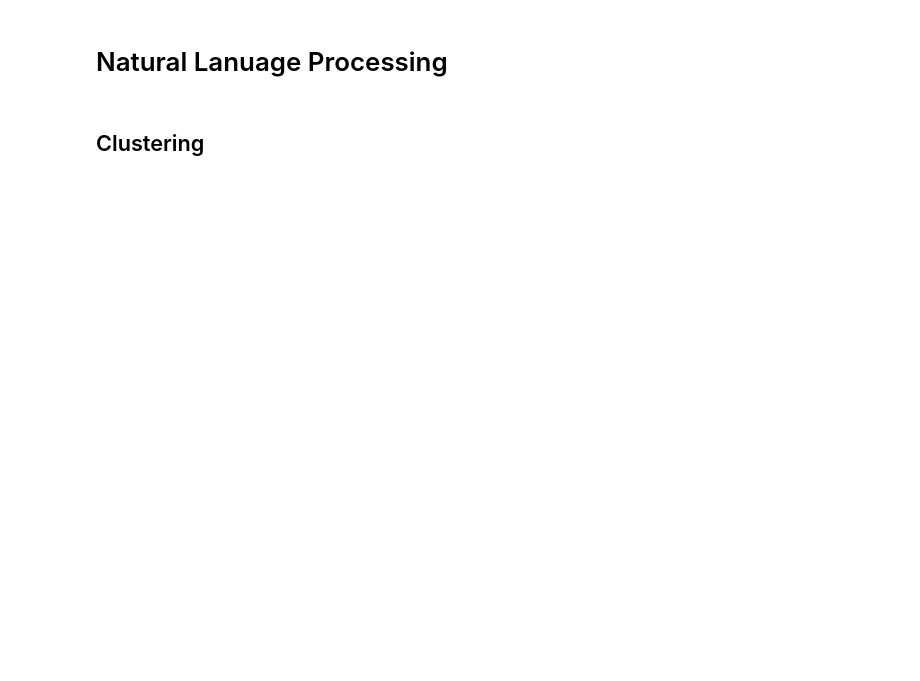
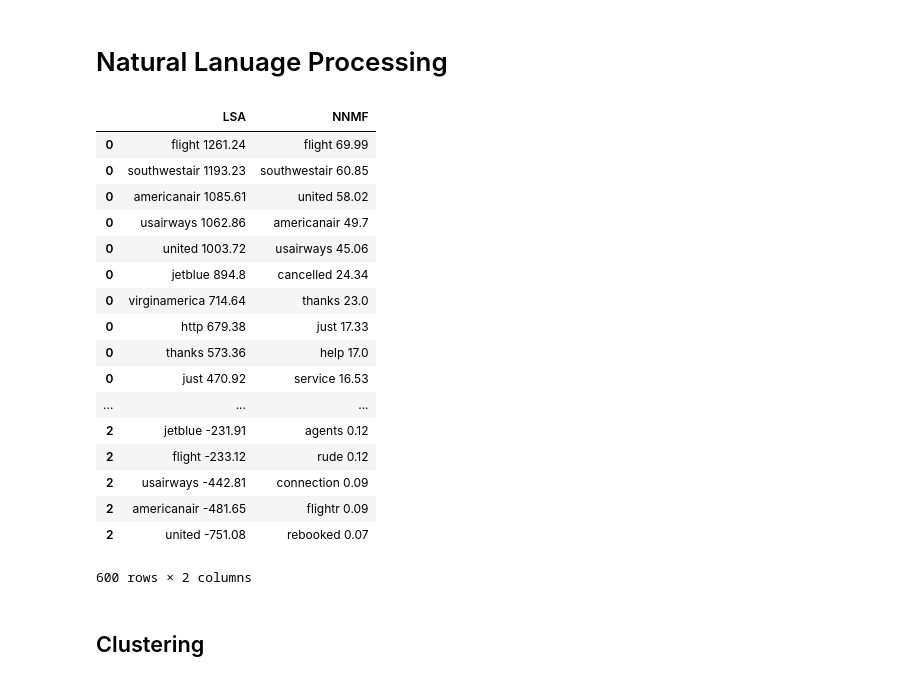
Before and after one commit to colleen-chen/Portfolio, a Jupyter notebook: Sentiment Analysis with Airline Tweets/Airline Sentiment Analysis using Twitter Data.ipynb, the cells around one changed output. Drawn from its saved outputs; the diff is of its cells as text; code cells hidden in the pictures; blank space fills up the shorter version.

```diff
--- a/Sentiment Analysis with Airline Tweets/Airline Sentiment Analysis using Twitter Data.ipynb
+++ b/Sentiment Analysis with Airline Tweets/Airline Sentiment Analysis using Twitter Data.ipynb
@@ -536,29 +575,48 @@ ntopics = tweets['airline_sentiment'].nunique()
 # components_lda = word_topic(synopsis_tfidf, synopsis_lda, terms)
 # topwords['LDA']=top_words(components_lda, n_top_words)
 # %%
-# # Parameters for NNMF
-# nmf = NMF(alpha=0.0,
-#           init='nndsvdar', # how starting value are calculated
-#           l1_ratio=0.0, # Sets whether regularization is L2 (0), L1 (1), or a combination (values between 0 and 1)
-#           max_iter=200, # when to stop even if the model is not converging (to prevent running forever)
-#           n_components=ntopics,
-#           random_state=0,
-#           solver='cd', # Use Coordinate Descent to solve
-#           tol=0.0001, # model will stop if tfidf-WH <= tol
-#           verbose=0 # amount of output to give while iterating
-#          )
+# Parameters for NNMF
+nmf = NMF(alpha=0.0,
+          init='nndsvdar', # how starting value are calculated
+          l1_ratio=0.0, # Sets whether regularization is L2 (0), L1 (1), or a combination (values between 0 and 1)
+          max_iter=200, # when to stop even if the model is not converging (to prevent running forever)
+          n_components=ntopics,
+          random_state=0,
+          solver='cd', # Use Coordinate Descent to solve
+          tol=0.0001, # model will stop if tfidf-WH <= tol
+          verbose=0 # amount of output to give while iterating
+         )
 
-# # Time and run NNMF model
-# start_time = timeit.default_timer()
-# synopsis_nmf = nmf.fit_transform(synopsis_tfidf)
-# elapsed_nmf = timeit.default_timer() - start_time
+# Time and run NNMF model
+start_time = timeit.default_timer()
+synopsis_nmf = nmf.fit_transform(synopsis_tfidf)
+elapsed_nmf = timeit.default_timer() - start_time
 
-# # Extract most common words for NNMF
-# components_nmf = word_topic(synopsis_tfidf, synopsis_nmf, terms)
-# topwords['NNMF']=top_words(components_nmf, n_top_words)
+# Extract most common words for NNMF
+components_nmf = word_topic(synopsis_tfidf, synopsis_nmf, terms)
+topwords['NNMF']=top_words(components_nmf, n_top_words)
 # %%
-# # View top words identified by LSA, LDA, and NNMF
-# topwords
+# View top words identified by LSA, LDA, and NNMF
+topwords
+# %% [output]
+|  | LSA | NNMF |
+| 0 | flight 1261.24 | flight 69.99 |
+| 0 | southwestair 1193.23 | southwestair 60.85 |
+| 0 | americanair 1085.61 | united 58.02 |
+| 0 | usairways 1062.86 | americanair 49.7 |
+| 0 | united 1003.72 | usairways 45.06 |
+| 0 | jetblue 894.8 | cancelled 24.34 |
+| 0 | virginamerica 714.64 | thanks 23.0 |
+| 0 | http 679.38 | just 17.33 |
+| 0 | thanks 573.36 | help 17.0 |
+| 0 | just 470.92 | service 16.53 |
+| ... | ... | ... |
+| 2 | jetblue -231.91 | agents 0.12 |
+| 2 | flight -233.12 | rude 0.12 |
+| 2 | usairways -442.81 | connection 0.09 |
+| 2 | americanair -481.65 | flightr 0.09 |
+| 2 | united -751.08 | rebooked 0.07 |
+600 rows × 2 columns
 # %%
 # # Create keyword set with top words identified by LSA
 # keywords = set(topwords['LSA'].str.split(' ', 0).str[0])
```
Also changed, not shown: parts of 18 cells of this notebook.
